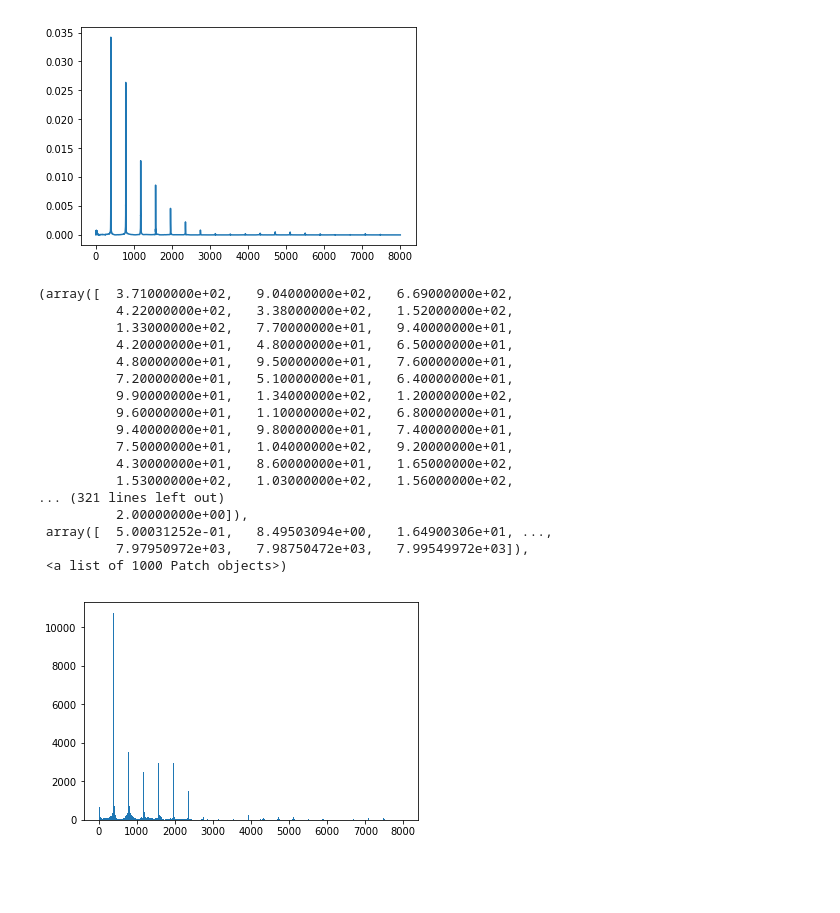
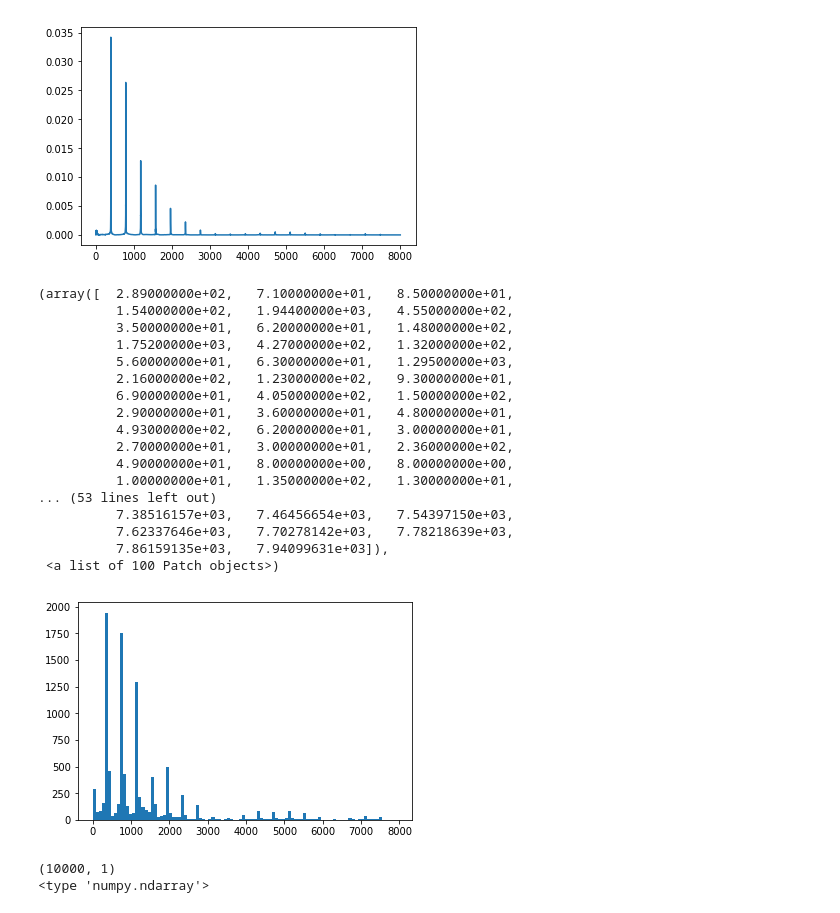
Before and after one commit to PabloAlvarado/gpitch, a Jupyter notebook: scripts/demos/notebooks/svi/Untitled.ipynb, the cells around one changed output. Drawn from its saved outputs; the diff is of its cells as text; code cells hidden in the pictures; blank space fills up the shorter version.

```diff
--- a/scripts/demos/notebooks/svi/Untitled.ipynb
+++ b/scripts/demos/notebooks/svi/Untitled.ipynb
@@ -28,26 +28,36 @@ plt.plot(F, S)
 [<matplotlib.lines.Line2D at 0x...>]
 [figure]
 # %%
-samples = np.random.choice(F, size=100000, p=S)
+N = 10000
+samples = np.random.choice(F, size=N, p=S)
+samples = samples.reshape(-1, 1)
 # %%
 plt.figure()
-plt.hist(samples, 1000)
+plt.hist(samples, 100)
 # %% [output]
-(array([  3.71000000e+02,   9.04000000e+02,   6.69000000e+02,
-          4.22000000e+02,   3.38000000e+02,   1.52000000e+02,
-          1.33000000e+02,   7.70000000e+01,   9.40000000e+01,
-          4.20000000e+01,   4.80000000e+01,   6.50000000e+01,
-          4.80000000e+01,   9.50000000e+01,   7.60000000e+01,
-          7.20000000e+01,   5.10000000e+01,   6.40000000e+01,
-          9.90000000e+01,   1.34000000e+02,   1.20000000e+02,
-          9.60000000e+01,   1.10000000e+02,   6.80000000e+01,
-          9.40000000e+01,   9.80000000e+01,   7.40000000e+01,
-          7.50000000e+01,   1.04000000e+02,   9.20000000e+01,
-          4.30000000e+01,   8.60000000e+01,   1.65000000e+02,
-          1.53000000e+02,   1.03000000e+02,   1.56000000e+02,
-... (321 lines left out)
-          2.00000000e+00]),
- array([  5.00031252e-01,   8.49503094e+00,   1.64900306e+01, ...,
-          7.97950972e+03,   7.98750472e+03,   7.99549972e+03]),
- <a list of 1000 Patch objects>)
+(array([  2.89000000e+02,   7.10000000e+01,   8.50000000e+01,
+          1.54000000e+02,   1.94400000e+03,   4.55000000e+02,
+          3.50000000e+01,   6.20000000e+01,   1.48000000e+02,
+          1.75200000e+03,   4.27000000e+02,   1.32000000e+02,
+          5.60000000e+01,   6.30000000e+01,   1.29500000e+03,
+          2.16000000e+02,   1.23000000e+02,   9.30000000e+01,
+          6.90000000e+01,   4.05000000e+02,   1.50000000e+02,
+          2.90000000e+01,   3.60000000e+01,   4.80000000e+01,
+          4.93000000e+02,   6.20000000e+01,   3.00000000e+01,
+          2.70000000e+01,   3.00000000e+01,   2.36000000e+02,
+          4.90000000e+01,   8.00000000e+00,   8.00000000e+00,
+          1.00000000e+01,   1.35000000e+02,   1.30000000e+01,
+... (53 lines left out)
+          7.38516157e+03,   7.46456654e+03,   7.54397150e+03,
+          7.62337646e+03,   7.70278142e+03,   7.78218639e+03,
+          7.86159135e+03,   7.94099631e+03]),
+ <a list of 100 Patch objects>)
-[figure, old version]
+[figure, new version]
+# %%
+print samples.shape
+X2 = np.hstack(( samples/np.max(np.abs(samples)), samples/np.max(np.abs(samples)) ))
+print type(X2)
+oeoe = X2.copy()
+# %% [output]
+(10000, 1)
+<type 'numpy.ndarray'>
```
Also changed, not shown: parts of 3 cells of this notebook.
